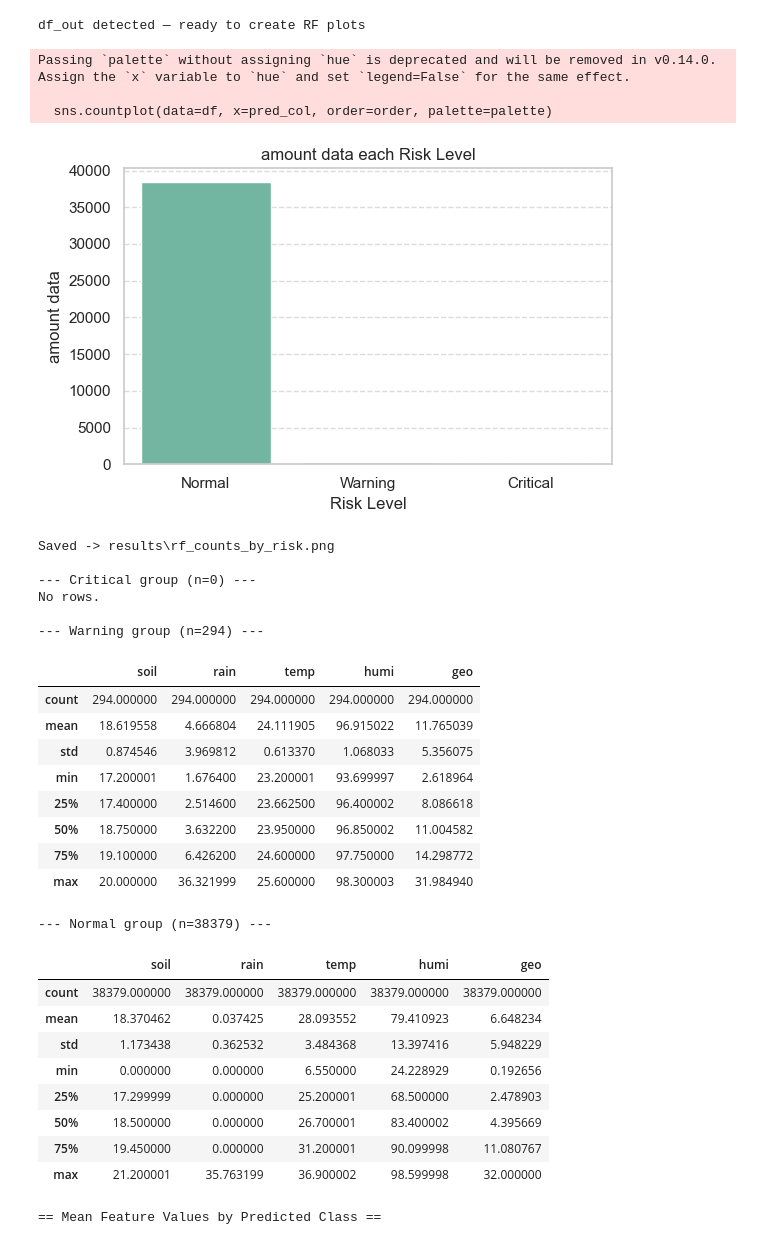
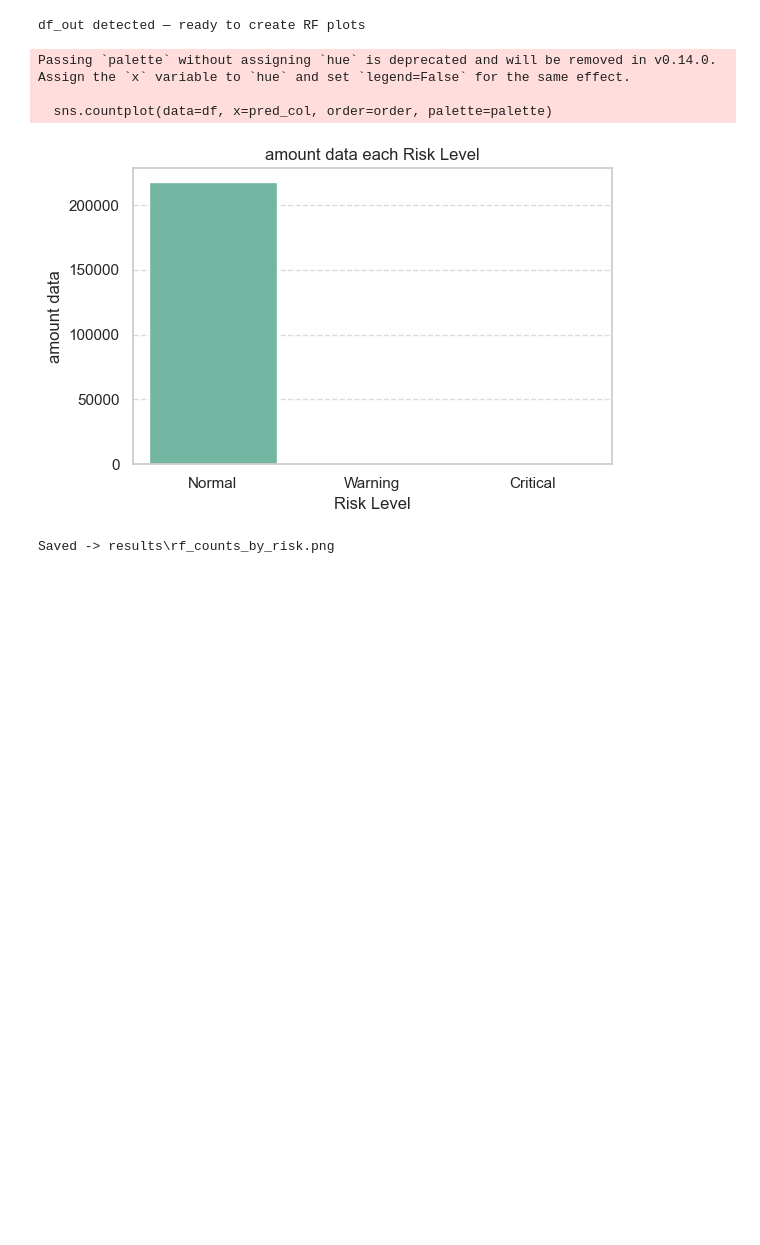
Before and after one commit to Ahmadaduwa/Landslide, a Jupyter notebook: models/RandomForest/RendomForest_Validate.ipynb, the cells around one changed output. Saved outputs shown, nothing was run; the diff lists cells and outputs as text; code cells hidden in the pictures; blank space fills up the shorter version.

```diff
--- a/models/RandomForest/RendomForest_Validate.ipynb
+++ b/models/RandomForest/RendomForest_Validate.ipynb
@@ -11,7 +11,7 @@ from sklearn.preprocessing import StandardScaler
 # ------------- ปรับค่าตรงนี้ตามโปรเจคคุณ -------------
 MODEL_PATH = "model/landsilde_rf_pipeline_best.joblib"   # path โมเดล RF ของคุณ
 DATA_PATH  = "./../../data/dataSet2_prepared.csv"        # path ข้อมูล validation
-DEVICE_FILTER = 103   # ถ้าไม่ต้องการกรอง ตั้ง None
+DEVICE_FILTER = None   # ถ้าไม่ต้องการกรอง ตั้ง None
 FEATURE_COLS = ['soil','rain','temp','humi','geo']
 OUT_DIR = "results"
 os.makedirs(OUT_DIR, exist_ok=True)
@@ -404,8 +403,21 @@ def timeseries_subplot_marked(df: pd.DataFrame,
     for i, col in enumerate(plot_order):
         ax = axs[i+1]
         if col in df_ts.columns:
-            ax.plot(df_ts.index, df_ts[col], color=colors.get(col,'tab:gray'), linewidth=1.2)
-            ax.set_ylabel(col.capitalize(), fontsize=10)
+
+            # --- START: เพิ่มโค้ดส่วนนี้ ---
+            data_to_plot = df_ts[col]
+            plot_label = col.capitalize()
+
+            # ตรวจสอบ ถ้าเป็น 'geo' ให้ทำการ smooth
+            if col == 'geo':
+                # ใช้ .rolling() เพื่อทำ moving average
+                data_to_plot = df_ts[col].rolling(window=window_size, min_periods=1, center=True).mean()
+                plot_label = f"Geo (Smooth, w={window_size})" # อัปเดตชื่อแกน Y
+            # --- END: สิ้นสุดโค้ดที่เพิ่ม ---
+
+            # แก้ไขบรรทัดนี้ให้ใช้ data_to_plot และ plot_label
+            ax.plot(df_ts.index, data_to_plot, color=colors.get(col,'tab:gray'), linewidth=1.2)
+            ax.set_ylabel(plot_label, fontsize=10)
             ax.set_title(col.capitalize() if i==0 else None, fontsize=11)
             ax.grid(alpha=0.2)
             # draw small marker triangles at top for warn/crit
@@ -464,66 +476,32 @@ def plot_timeseries_with_marks(df: pd.DataFrame,
         if not crit.empty:
             plt.scatter(crit['timestamp'], crit[feature], color='red', edgecolor='k', s=90, label='Critical', zorder=6)
     plt.title(f"Time Series: {feature.capitalize()} with Warning/Critical Marks", fontsize=16)
     plt.xlabel("Timestamp"); plt.ylabel(feature.capitalize())
     plt.legend(frameon=True)
     plt.grid(alpha=0.25)
     plt.xticks(rotation=30)
     plt.tight_layout()
     p = os.path.join(out_dir, f'rf_timeseries_{feature}_marks.png')
     plt.savefig(p, dpi=150)
     plt.show()
     print(f"Saved -> {p}")
 
 # -----------------------
 # USAGE EXAMPLES (uncomment to run)
 # -----------------------
 # หลังรัน RF prediction cell แล้วจะมี df_out เป็น DataFrame ของคุณ
 try:
     _ = df_out  # ตรวจว่ามีตัวแปร df_out อยู่
     print("df_out detected — ready to create RF plots\n")
 except NameError:
     print("กรุณารัน RF prediction cell ก่อน แล้วให้ df_out อยู่ใน scope (df_out ต้องมีคอลัมน์ 'rf_pred_label')")
 
 # ตัวอย่างเรียกใช้ (เอา comment ออกตามที่ต้องการ):
 plot_prediction_counts(df_out)
-describe_groups_by_prediction(df_out, FEATURE_COLS)
-mean_features_by_prediction(df_out, FEATURE_COLS)
-correlation_heatmap(df_out, FEATURE_COLS)
-kde_by_prediction(df_out, FEATURE_COLS)
-boxplot_features_by_prediction(df_out, FEATURE_COLS)
-daily_stacked_predictions(df_out)
-daily_rain_plot(df_out)
-timeseries_subplot_marked(df_out, start="2025-10-13", end="2025-10-17", proba_col='proba_Critical')
-plot_timeseries_with_marks(df_out, feature='rain', start="2025-10-13", end="2025-10-17")
 # %% [output]
 df_out detected — ready to create RF plots
 Passing `palette` without assigning `hue` is deprecated and will be removed in v0.14.0. Assign the `x` variable to `hue` and set `legend=False` for the same effect.
 
   sns.countplot(data=df, x=pred_col, order=order, palette=palette)
-[figure, old version]
+[figure, new version]
 Saved -> results\rf_counts_by_risk.png
-
---- Critical group (n=0) ---
-No rows.
-
---- Warning group (n=294) ---
-|  | soil | rain | temp | humi | geo |
-| count | 294.000000 | 294.000000 | 294.000000 | 294.000000 | 294.000000 |
-| mean | 18.619558 | 4.666804 | 24.111905 | 96.915022 | 11.765039 |
-| std | 0.874546 | 3.969812 | 0.613370 | 1.068033 | 5.356075 |
-| min | 17.200001 | 1.676400 | 23.200001 | 93.699997 | 2.618964 |
-| 25% | 17.400000 | 2.514600 | 23.662500 | 96.400002 | 8.086618 |
-| 50% | 18.750000 | 3.632200 | 23.950000 | 96.850002 | 11.004582 |
-| 75% | 19.100000 | 6.426200 | 24.600000 | 97.750000 | 14.298772 |
-| max | 20.000000 | 36.321999 | 25.600000 | 98.300003 | 31.984940 |
---- Normal group (n=38379) ---
-|  | soil | rain | temp | humi | geo |
-| count | 38379.000000 | 38379.000000 | 38379.000000 | 38379.000000 | 38379.000000 |
-| mean | 18.370462 | 0.037425 | 28.093552 | 79.410923 | 6.648234 |
-| std | 1.173438 | 0.362532 | 3.484368 | 13.397416 | 5.948229 |
-| min | 0.000000 | 0.000000 | 6.550000 | 24.228929 | 0.192656 |
-| 25% | 17.299999 | 0.000000 | 25.200001 | 68.500000 | 2.478903 |
-| 50% | 18.500000 | 0.000000 | 26.700001 | 83.400002 | 4.395669 |
-| 75% | 19.450000 | 0.000000 | 31.200001 | 90.099998 | 11.080767 |
-| max | 21.200001 | 35.763199 | 36.900002 | 98.599998 | 32.000000 |
-== Mean Feature Values by Predicted Class ==
```
Also changed, not shown: parts of 12 cells of this notebook, 15 other files.
